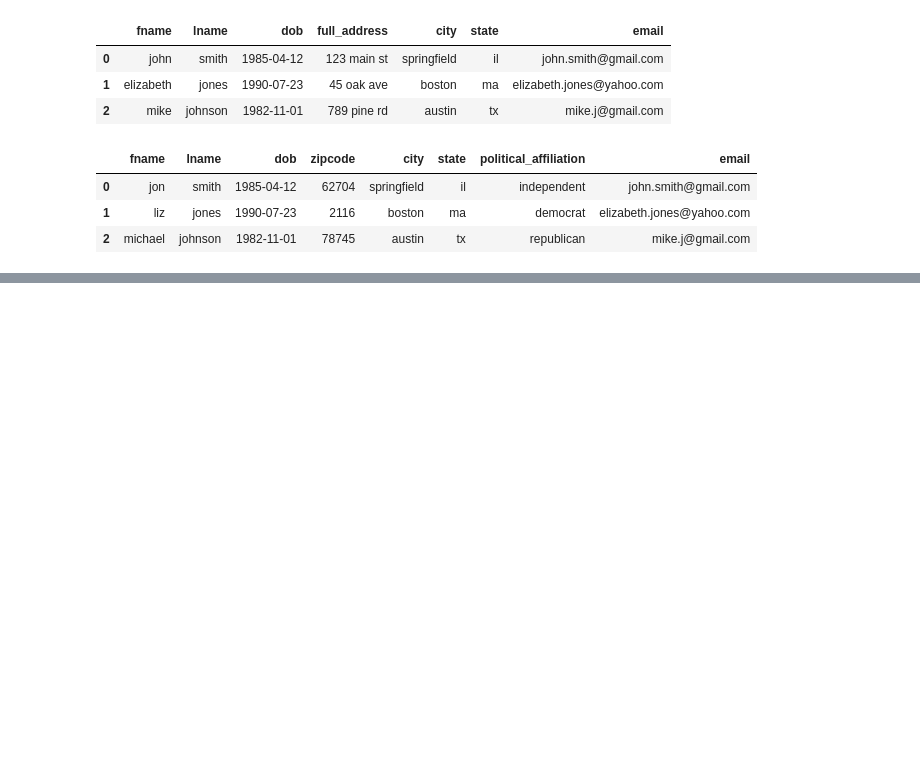
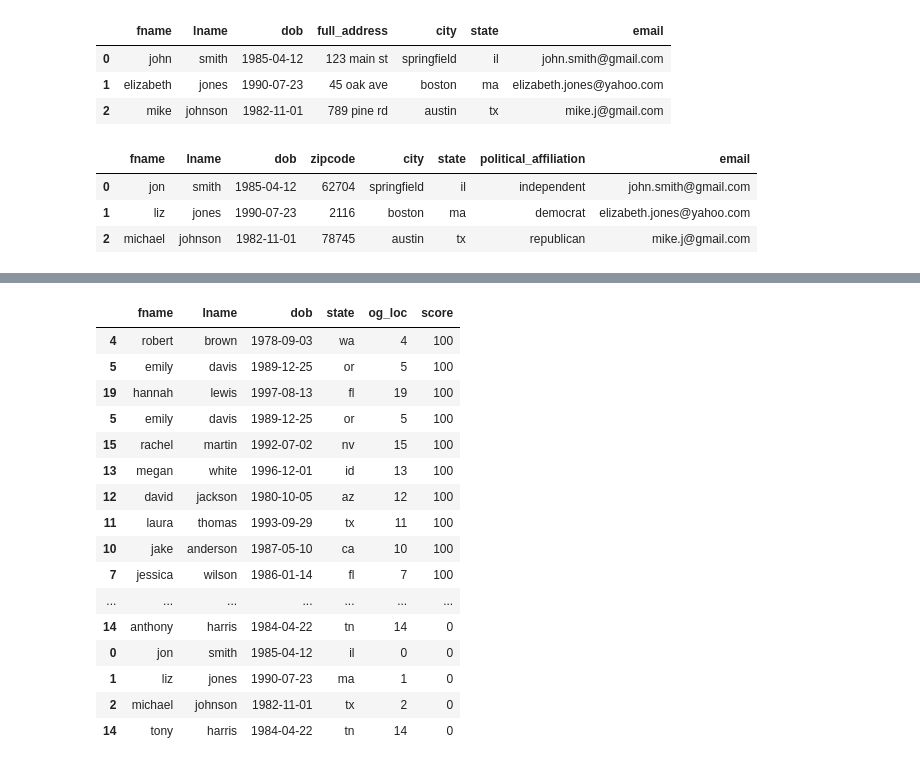
Before and after one commit to Ishthe-fish/MVP, a Jupyter notebook: Test1.ipynb, the cells around one changed output, grey strips where cells are left out. Saved outputs shown, nothing was run; the diff lists cells and outputs as text; code cells hidden in the pictures; blank space fills up the shorter version.

```diff
--- a/Test1.ipynb
+++ b/Test1.ipynb
@@ -105,4 +93,4 @@ compr_df['dup_flag1'] = compr_df['combo_code1'].duplicated(keep=False).astype(in
 compr_df['dup_flag2'] = compr_df['combo_code2'].duplicated(keep=False).astype(int)
 compr_df['dup_flag3'] = compr_df['combo_code3'].duplicated(keep=False).astype(int)
 # %%
-compr_df.sort_values(by=['dup_flag3','dup_flag2','dup_flag1'], ascending = False)
+compr_df = compr_df.sort_values(by=['dup_flag3','dup_flag2','dup_flag1'], ascending = False)
@@ -126,0 +106,33 @@ compr_df.sort_values(by=['dup_flag3','dup_flag2','dup_flag1'], ascending = False
+# %%
+def get_score(row):
+    if row['dup_flag1']:
+        if row['dup_flag2']:
+            if row['dup_flag3']:
+                return 100
+            return 66
+        return 33
+    return 0
+
+compr_df['score'] = compr_df.apply(get_score, axis = 1)
+# %%
+compr_df.drop(columns = ['dup_flag1','dup_flag2','dup_flag3', 'combo_code1','combo_code2','combo_code3'],inplace=True)
+# %%
+compr_df.sort_values(by = ['score'], ascending =[False])
+# %% [output]
+|  | fname | lname | dob | state | og_loc | score |
+| 4 | robert | brown | 1978-09-03 | wa | 4 | 100 |
+| 5 | emily | davis | 1989-12-25 | or | 5 | 100 |
+| 19 | hannah | lewis | 1997-08-13 | fl | 19 | 100 |
+| 5 | emily | davis | 1989-12-25 | or | 5 | 100 |
+| 15 | rachel | martin | 1992-07-02 | nv | 15 | 100 |
+| 13 | megan | white | 1996-12-01 | id | 13 | 100 |
+| 12 | david | jackson | 1980-10-05 | az | 12 | 100 |
+| 11 | laura | thomas | 1993-09-29 | tx | 11 | 100 |
+| 10 | jake | anderson | 1987-05-10 | ca | 10 | 100 |
+| 7 | jessica | wilson | 1986-01-14 | fl | 7 | 100 |
+| ... | ... | ... | ... | ... | ... | ... |
+| 14 | anthony | harris | 1984-04-22 | tn | 14 | 0 |
+| 0 | jon | smith | 1985-04-12 | il | 0 | 0 |
+| 1 | liz | jones | 1990-07-23 | ma | 1 | 0 |
+| 2 | michael | johnson | 1982-11-01 | tx | 2 | 0 |
+| 14 | tony | harris | 1984-04-22 | tn | 14 | 0 |
```
Also changed, not shown: parts of 7 cells of this notebook.
